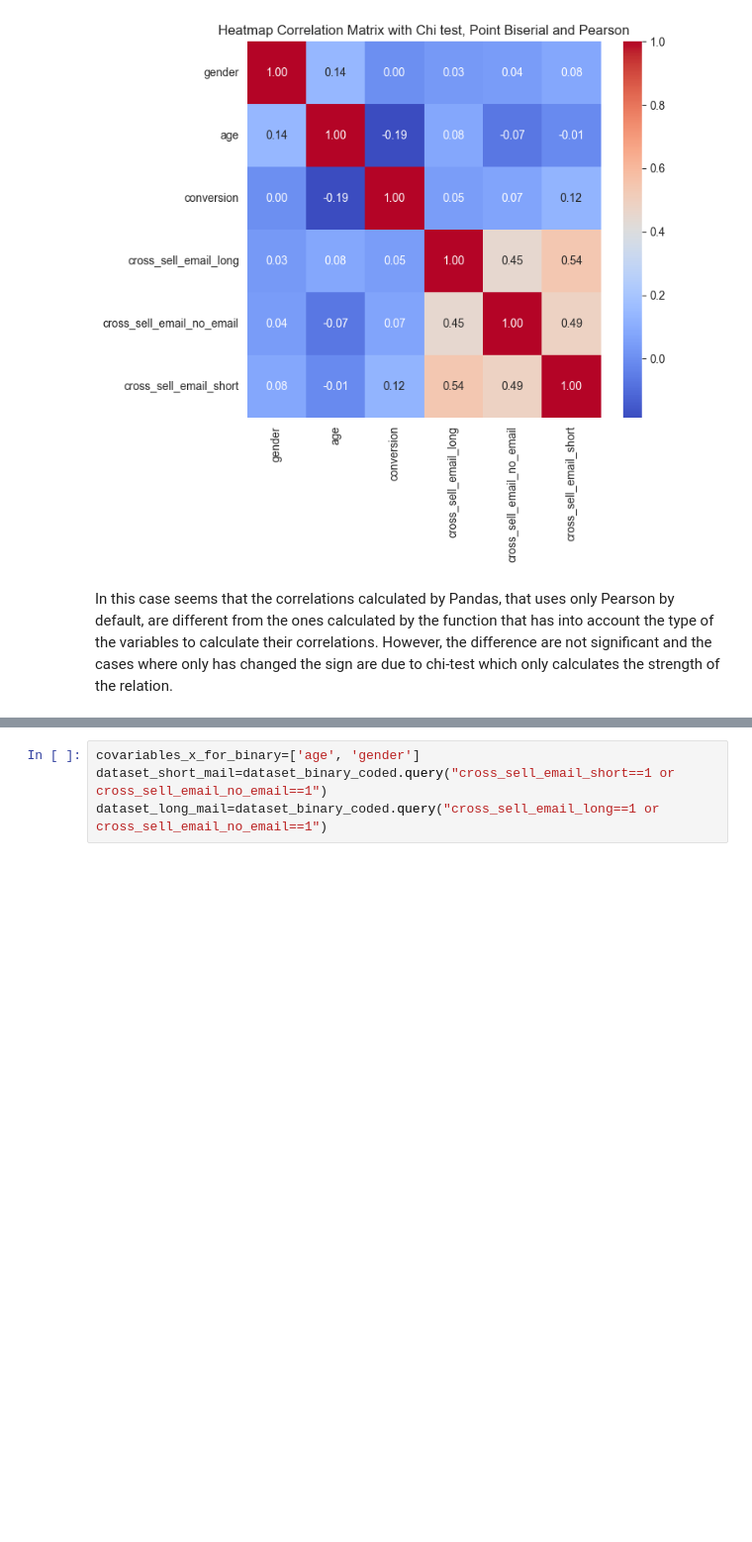
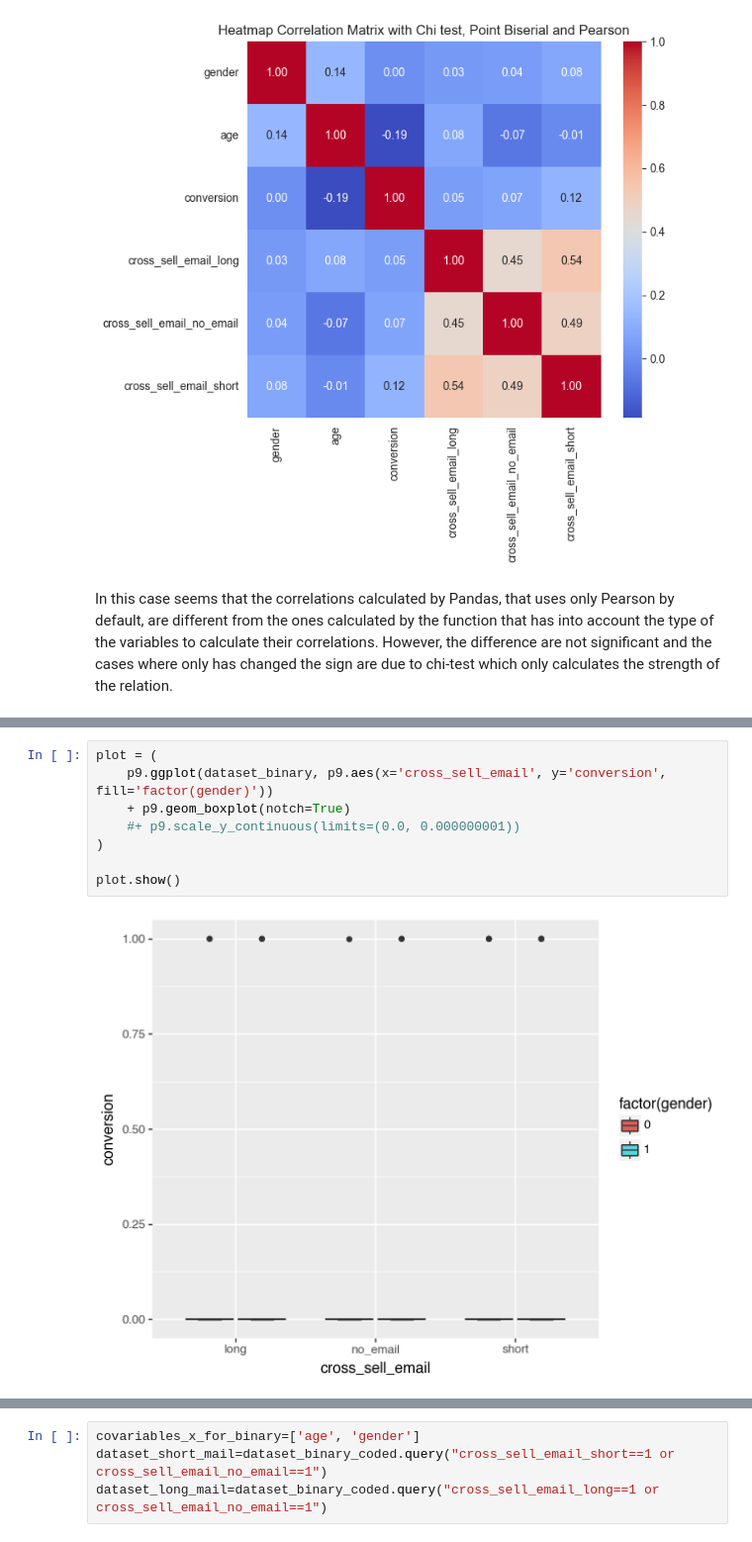
Before and after one commit to jaime-bautista-sdg/causal_inference_nbs, a Jupyter notebook: cap5_CI.ipynb, the cells around one changed output, grey strips where cells are left out. Shown at 99% size. Cells and saved outputs as stored; diff of their text form; blank space fills up the shorter version.

```diff
--- a/cap5_CI.ipynb
+++ b/cap5_CI.ipynb
@@ -527,3 +532,13 @@ plot = (
 plot.show()
 # %% [output]
 [figure]
+# %%
+plot = (
+    p9.ggplot(dataset_binary, p9.aes(x='cross_sell_email', y='conversion', fill='factor(gender)'))
+    + p9.geom_boxplot(notch=True)
+    #+ p9.scale_y_continuous(limits=(0.0, 0.000000001))
+)
+
+plot.show()
+# %% [output]
+[figure, added]
```
Also changed, not shown: parts of 7 cells of this notebook.
